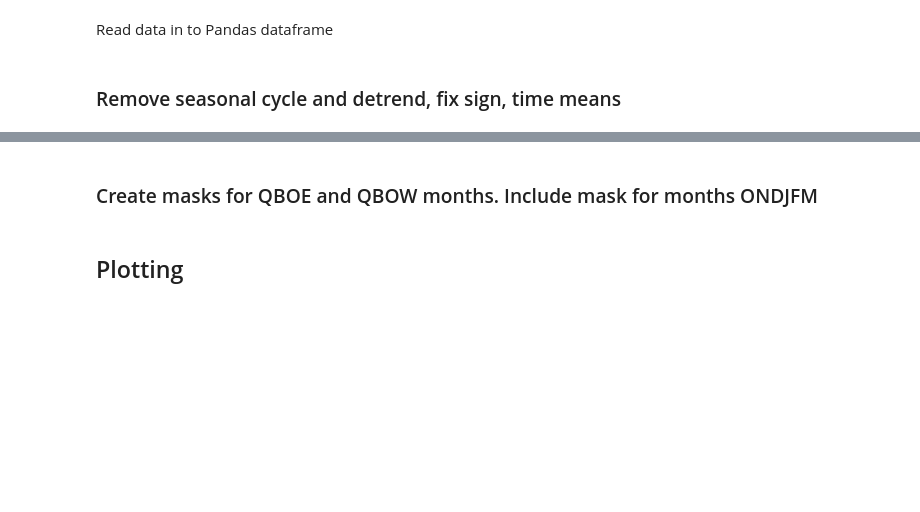
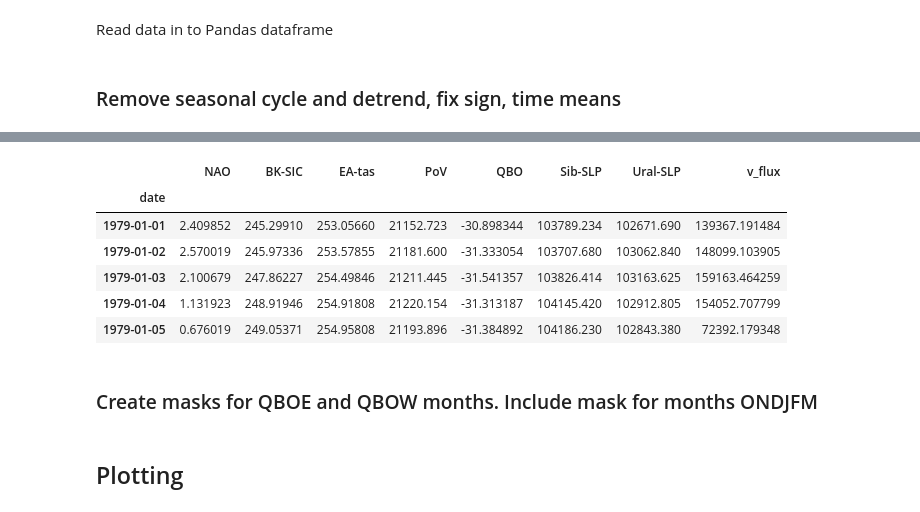
Before and after one commit to nltyrrell/qboicen_ipynb, a Jupyter notebook: ensemble_QBOi_CEN_Exp1_day.ipynb, the cells around one changed output, grey strips where cells are left out. Saved outputs shown, nothing was run; the diff lists cells and outputs as text; code cells hidden in the pictures; blank space fills up the shorter version.

```diff
--- a/ensemble_QBOi_CEN_Exp1_day.ipynb
+++ b/ensemble_QBOi_CEN_Exp1_day.ipynb
@@ -68,3 +83,24 @@ waccm = pd.read_csv(WACCM,index_col=0)
 #yonseihadgem2_ac = pd.read_csv(YonseiHadGEM2_AC,index_col=0)
 # %% [markdown]
 ### Remove seasonal cycle and detrend, fix sign, time means
+# %%
+df = mohcumga7_r2.copy()
+#df = cam_r1.copy()
+print(df[55:65])
+df.date=pd.to_datetime(df.date,errors='coerce')
+df["TMP"] = df.date.values                # index is a DateTimeIndex
+df = df[df.TMP.notnull()]                  # remove all NaT values
+df.drop(["TMP"], axis=1, inplace=True)
+print(df[55:65])
+#print(cam_r1[0:3])
+df['date'] = pd.to_datetime(df['date'])
+df['date'] = df['date'].apply( lambda df : pd.datetime(year=df.year,
+                                                         month=df.month,
+                                                         day=df.day))
+print(df[55:65])
+df.set_index('date', inplace=True)
+df.head()
+#print(waccm_r3.max())
+#print(waccm_r3.min())
+#cam_r1.head()
+# %% [output]
@@ -71,3 +124,10 @@ waccm = pd.read_csv(WACCM,index_col=0)
+|  | NAO | BK-SIC | EA-tas | PoV | QBO | Sib-SLP | Ural-SLP | v_flux |
+| date |  |  |  |  |  |  |  |  |
+| 1979-01-01 | 2.409852 | 245.29910 | 253.05660 | 21152.723 | -30.898344 | 103789.234 | 102671.690 | 139367.191484 |
+| 1979-01-02 | 2.570019 | 245.97336 | 253.57855 | 21181.600 | -31.333054 | 103707.680 | 103062.840 | 148099.103905 |
+| 1979-01-03 | 2.100679 | 247.86227 | 254.49846 | 21211.445 | -31.541357 | 103826.414 | 103163.625 | 159163.464259 |
+| 1979-01-04 | 1.131923 | 248.91946 | 254.91808 | 21220.154 | -31.313187 | 104145.420 | 102912.805 | 154052.707799 |
+| 1979-01-05 | 0.676019 | 249.05371 | 254.95808 | 21193.896 | -31.384892 | 104186.230 | 102843.380 | 72392.179348 |
 # %%
 
 def rm_seascyc(df):
```
Also changed, not shown: parts of 14 cells of this notebook.
